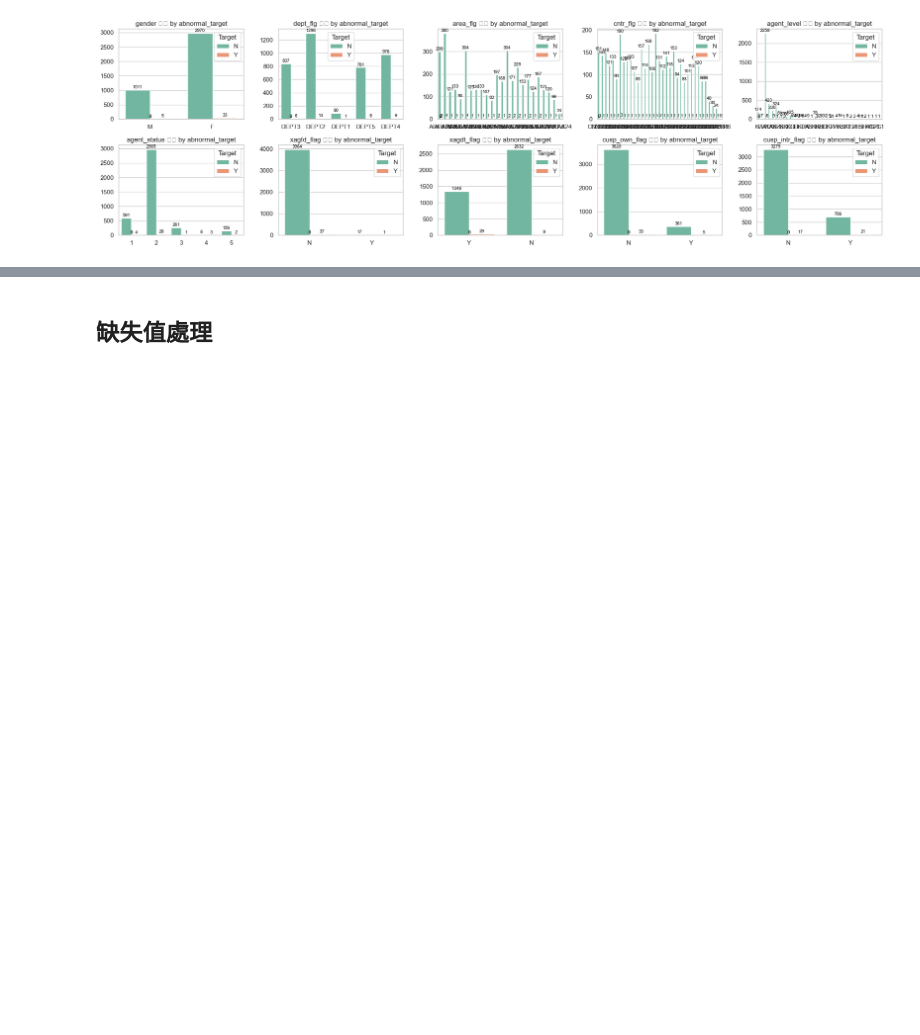
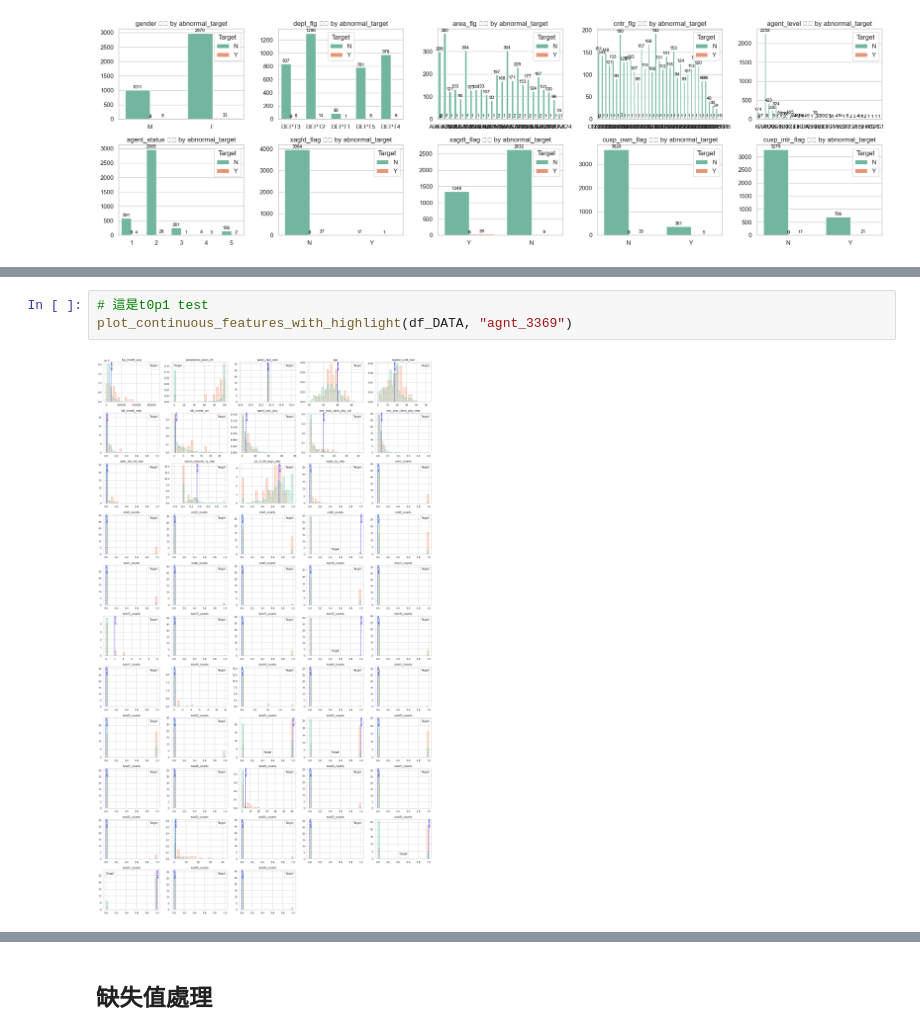
Before and after one commit to Boleefat/NCCU_ML_AI, a Jupyter notebook: step1/Data_Preprocessing.ipynb, the cells around one changed output, grey strips where cells are left out. Drawn from its saved outputs; the diff is of its cells as text; blank space fills up the shorter version.

```diff
--- a/step1/Data_Preprocessing.ipynb
+++ b/step1/Data_Preprocessing.ipynb
@@ -257,0 +354,5 @@ fig.savefig("output_plots/categorical_plots.png")
+# %%
+# 這是t0p1 test
+plot_continuous_features_with_highlight(df_DATA, "agnt_3369")
+# %% [output]
+[figure, added]
```
Also changed, not shown: parts of 2 cells of this notebook.
